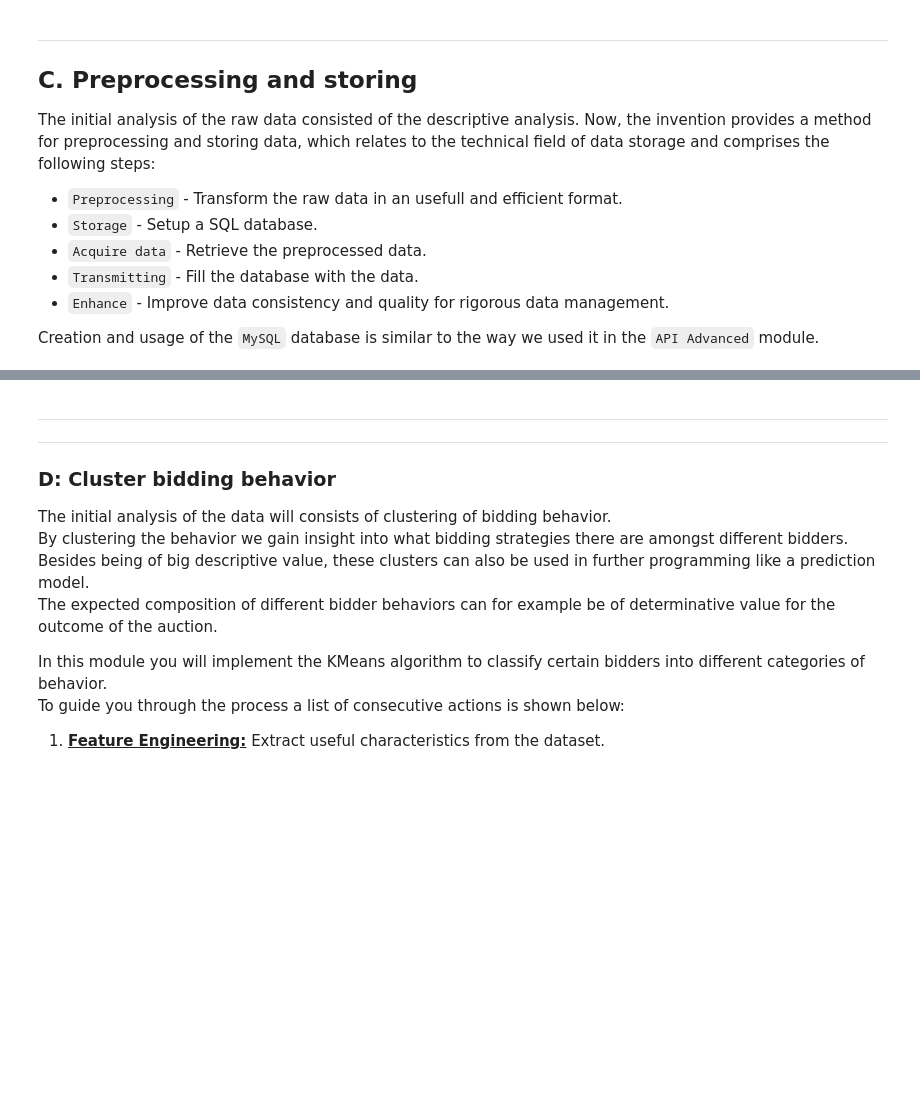
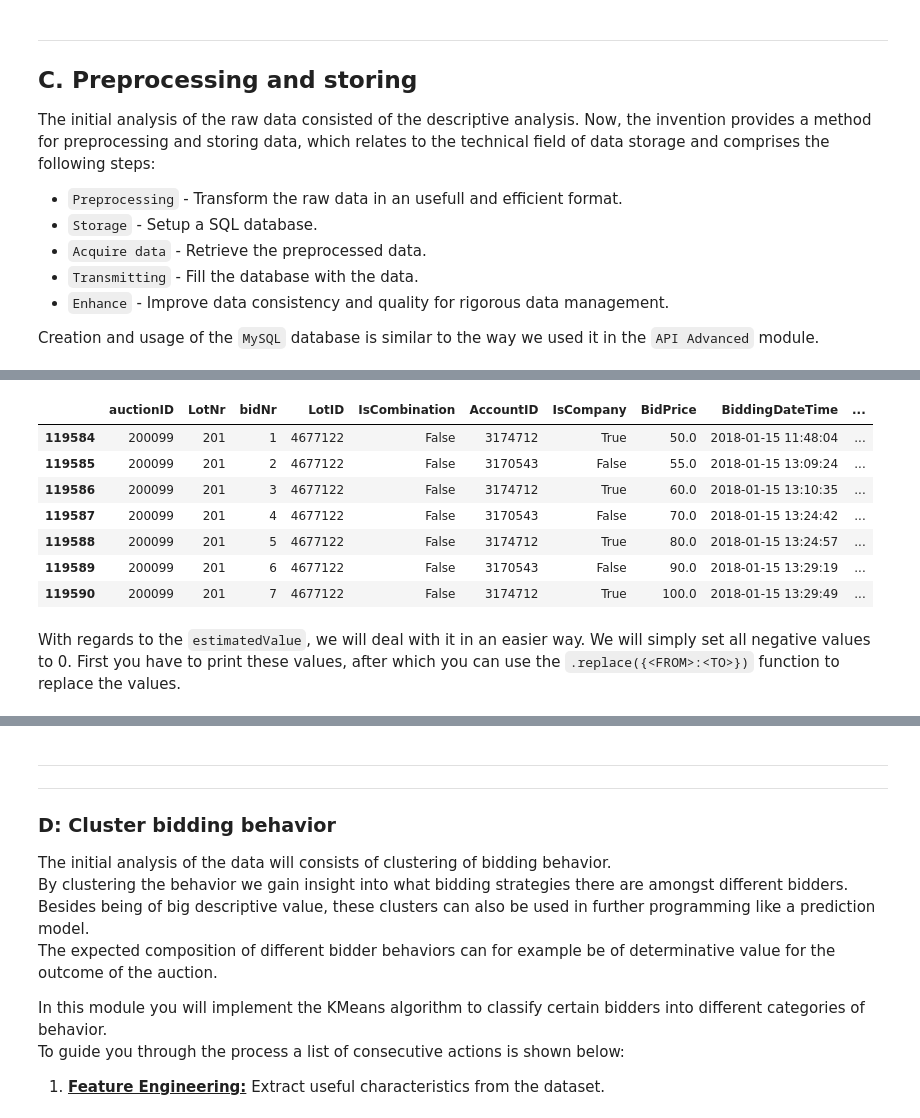
Before and after one commit to DatacationOrg/datacademy-v2, a Jupyter notebook: M10_FINAL/src/Main.ipynb, the cells around one changed output, grey strips where cells are left out. Drawn from its saved outputs; the diff is of its cells as text; code cells hidden in the pictures; blank space fills up the shorter version.

```diff
--- a/M10_FINAL/src/Main.ipynb
+++ b/M10_FINAL/src/Main.ipynb
@@ -469,6 +364,0 @@ lots[lots.currentBid < 0]
-# %%
-# These rows need to be removed because we checked and it does not match the bids in the time course, you can not say anything about it
-remove_row_ids = lots[lots.currentBid < 0].index
-
-# So these are the action rows we want to remove.
-lots.drop(remove_row_ids, inplace=True)
@@ -550,6 +364,0 @@ for un_id in unique_dupl_id:
-# %%
-# Flatten the list comprehension
-flat_ls = [item for sublist in index_to_drop for item in sublist]
-
-# So these are the action rows we want to remove.
-auctions.drop(flat_ls, inplace=True)
@@ -602,0 +464,12 @@ We already proved the code for you to fill you database. To do so: <br>
+# %%
+#TODO: Print the bids of the first lot with a negative currentBid using the AuctionID and lotNr.
+bids[(bids.auctionID == 200099) & (bids.LotNr == 201)]
+# %% [output]
+|  | auctionID | LotNr | bidNr | LotID | IsCombination | AccountID | IsCompany | BidPrice | BiddingDateTime | ... |
+| 119584 | 200099 | 201 | 1 | 4677122 | False | 3174712 | True | 50.0 | 2018-01-15 11:48:04 | ... |
+| 119585 | 200099 | 201 | 2 | 4677122 | False | 3170543 | False | 55.0 | 2018-01-15 13:09:24 | ... |
+| 119586 | 200099 | 201 | 3 | 4677122 | False | 3174712 | True | 60.0 | 2018-01-15 13:10:35 | ... |
+| 119587 | 200099 | 201 | 4 | 4677122 | False | 3170543 | False | 70.0 | 2018-01-15 13:24:42 | ... |
+| 119588 | 200099 | 201 | 5 | 4677122 | False | 3174712 | True | 80.0 | 2018-01-15 13:24:57 | ... |
+| 119589 | 200099 | 201 | 6 | 4677122 | False | 3170543 | False | 90.0 | 2018-01-15 13:29:19 | ... |
+| 119590 | 200099 | 201 | 7 | 4677122 | False | 3174712 | True | 100.0 | 2018-01-15 13:29:49 | ... |
@@ -602,0 +479,2 @@ We already proved the code for you to fill you database. To do so: <br>
+# %% [markdown]
+With regards to the `estimatedValue`, we will deal with it in an easier way. We will simply set all negative values to 0. First you have to print these values, after which you can use the `.replace({<FROM>:<TO>})` function to replace the values.
```
Also changed, not shown: parts of 36 cells of this notebook.
